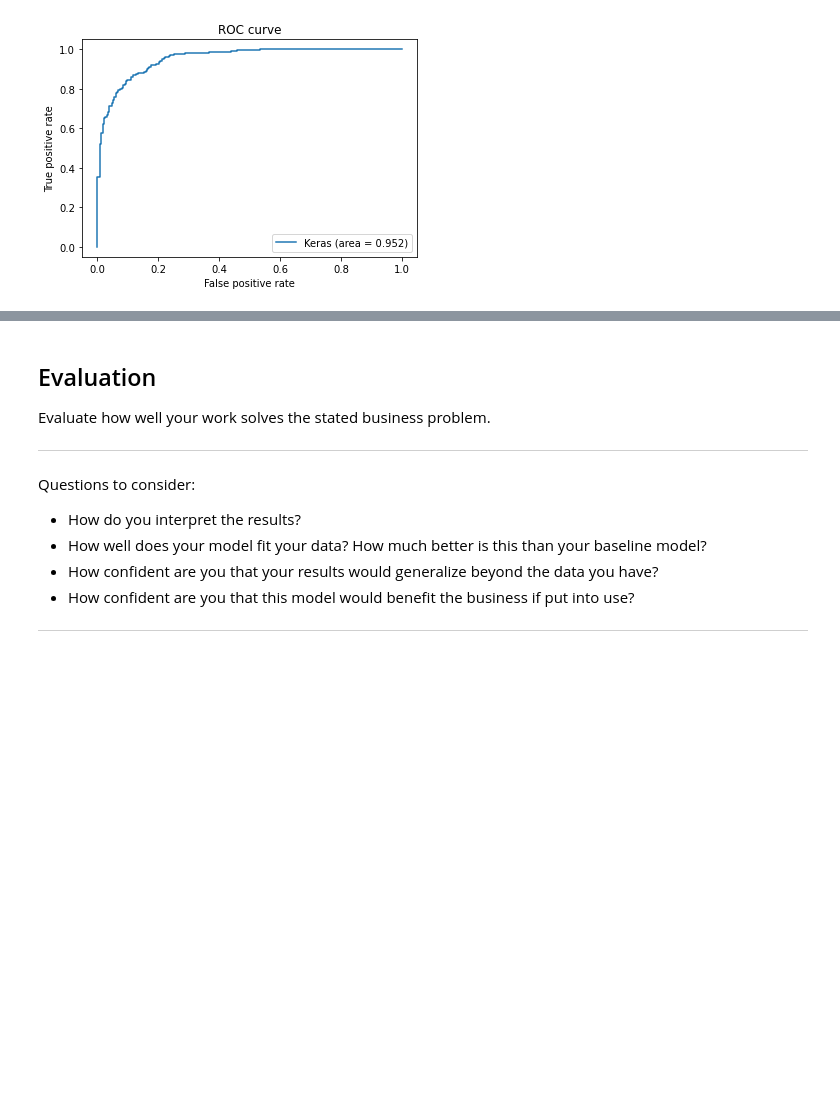
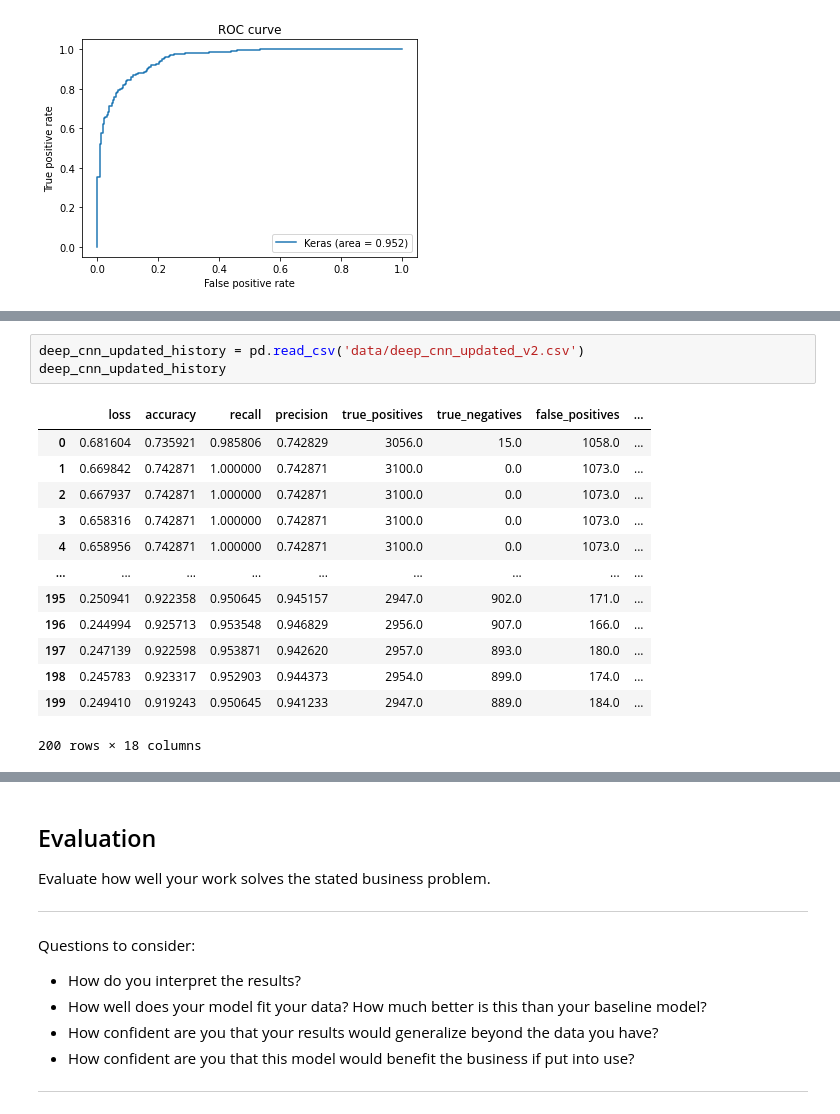
Before and after one commit to Meir-Alelov/Deep_Learning_Pneumonia_Detection, a Jupyter notebook: Deep_Learning_Pneumonia_Detection.ipynb, the cells around one changed output, grey strips where cells are left out. Saved outputs shown, nothing was run; the diff lists cells and outputs as text; blank space fills up the shorter version.

```diff
--- a/Deep_Learning_Pneumonia_Detection.ipynb
+++ b/Deep_Learning_Pneumonia_Detection.ipynb
@@ -772,0 +852,17 @@ conf_and_rocauc(deep_cnn)
+# %%
+deep_cnn_updated_history = pd.read_csv('data/deep_cnn_updated_v2.csv')
+deep_cnn_updated_history
+# %% [output]
+|  | loss | accuracy | recall | precision | true_positives | true_negatives | false_positives | ... |
+| 0 | 0.681604 | 0.735921 | 0.985806 | 0.742829 | 3056.0 | 15.0 | 1058.0 | ... |
+| 1 | 0.669842 | 0.742871 | 1.000000 | 0.742871 | 3100.0 | 0.0 | 1073.0 | ... |
+| 2 | 0.667937 | 0.742871 | 1.000000 | 0.742871 | 3100.0 | 0.0 | 1073.0 | ... |
+| 3 | 0.658316 | 0.742871 | 1.000000 | 0.742871 | 3100.0 | 0.0 | 1073.0 | ... |
+| 4 | 0.658956 | 0.742871 | 1.000000 | 0.742871 | 3100.0 | 0.0 | 1073.0 | ... |
+| ... | ... | ... | ... | ... | ... | ... | ... | ... |
+| 195 | 0.250941 | 0.922358 | 0.950645 | 0.945157 | 2947.0 | 902.0 | 171.0 | ... |
+| 196 | 0.244994 | 0.925713 | 0.953548 | 0.946829 | 2956.0 | 907.0 | 166.0 | ... |
+| 197 | 0.247139 | 0.922598 | 0.953871 | 0.942620 | 2957.0 | 893.0 | 180.0 | ... |
+| 198 | 0.245783 | 0.923317 | 0.952903 | 0.944373 | 2954.0 | 899.0 | 174.0 | ... |
+| 199 | 0.249410 | 0.919243 | 0.950645 | 0.941233 | 2947.0 | 889.0 | 184.0 | ... |
+200 rows × 18 columns
```
Also changed, not shown: parts of 13 cells of this notebook, 15 other files.
